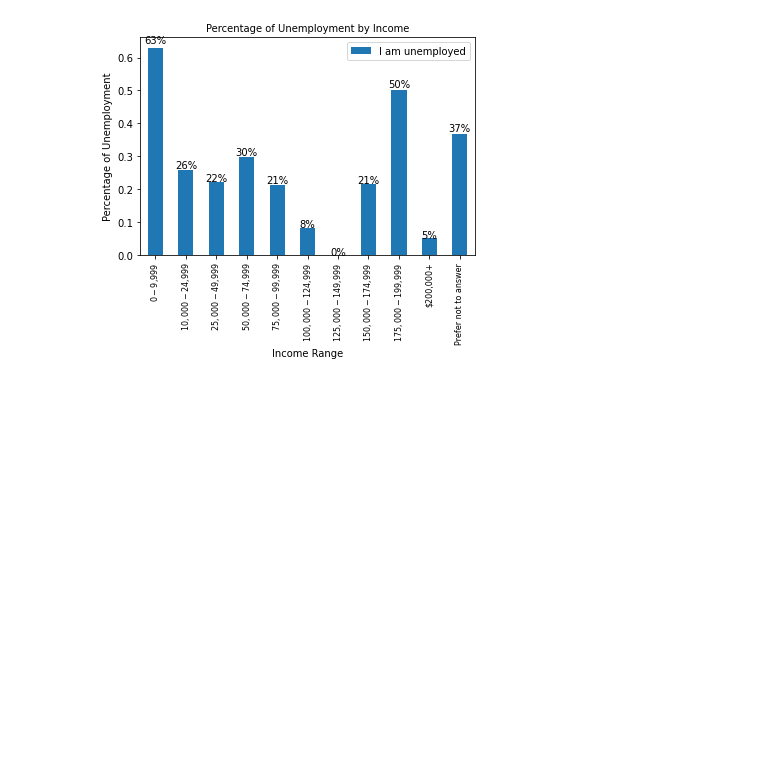
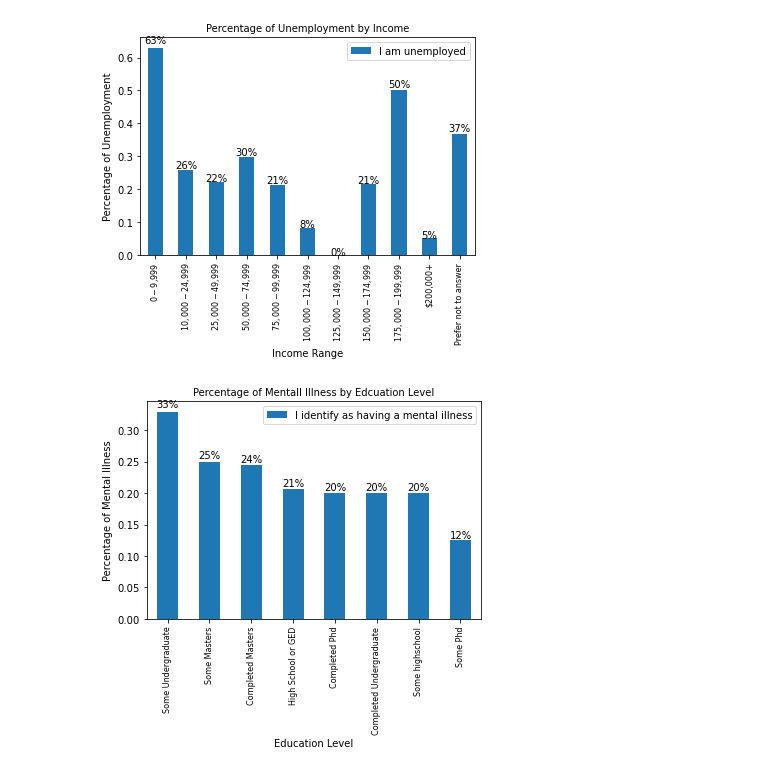
Before and after one commit to hehill/Project1_Team3, a Jupyter notebook: groupby.ipynb, the cells around one changed output. Drawn from its saved outputs; the diff is of its cells as text; code cells hidden in the pictures; blank space fills up the shorter version.

Commit message:
groupbyceciliacommit

```diff
--- a/groupby.ipynb
+++ b/groupby.ipynb
@@ -168,3 +181,20 @@ for p in income.patches:
     income.annotate(f'{height:.0%}', (x + width/2, y + height*1.02), ha='center')
 # %% [output]
 [figure]
+# %%
+education_mental_sum  = df[["Education","I identify as having a mental illness"]].groupby("Education").sum()
+education_mental_count = df[["Education","I identify as having a mental illness"]].groupby("Education").count()
+education_mental_percentage = education_mental_sum / education_mental_count
+education_mental_percentage.sort_values(by="I identify as having a mental illness", ascending = False,inplace = True)
+ed2 = education_mental_percentage.plot(kind = "bar")
+plt.xlabel('Education Level', fontsize=10)
+plt.ylabel('Percentage of Mental Illness', fontsize=10)
+plt.title('Percentage of Mentall Illness by Edcuation Level', fontsize=10)
+plt.xticks(fontsize=8)
+for p in ed2.patches:
+    width = p.get_width()
+    height = p.get_height()
+    x, y = p.get_xy()
+    ed2.annotate(f'{height:.0%}', (x + width/2, y + height*1.02), ha='center')
+# %% [output]
+[figure, added]
```
Also changed, not shown: parts of 9 cells of this notebook.
